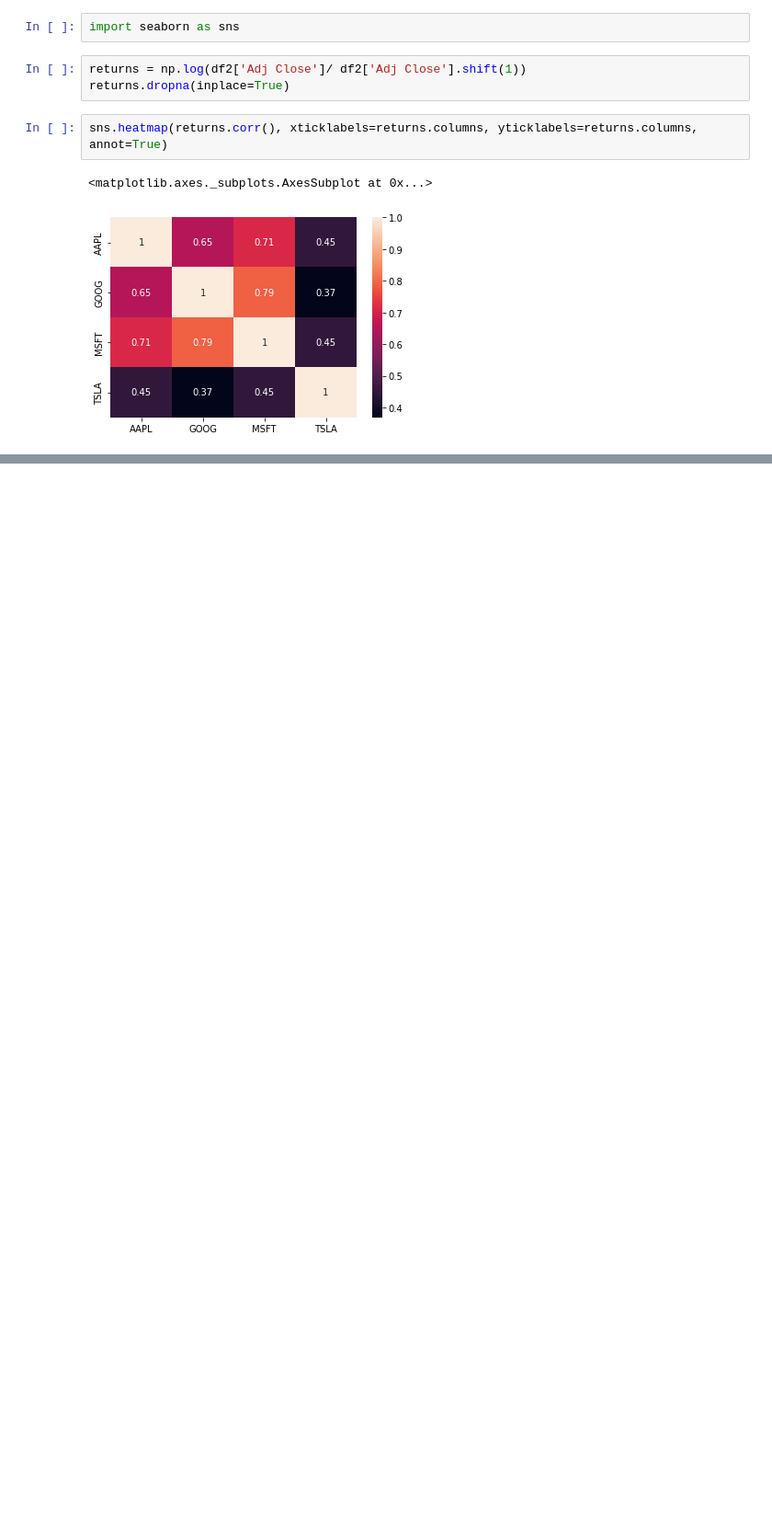
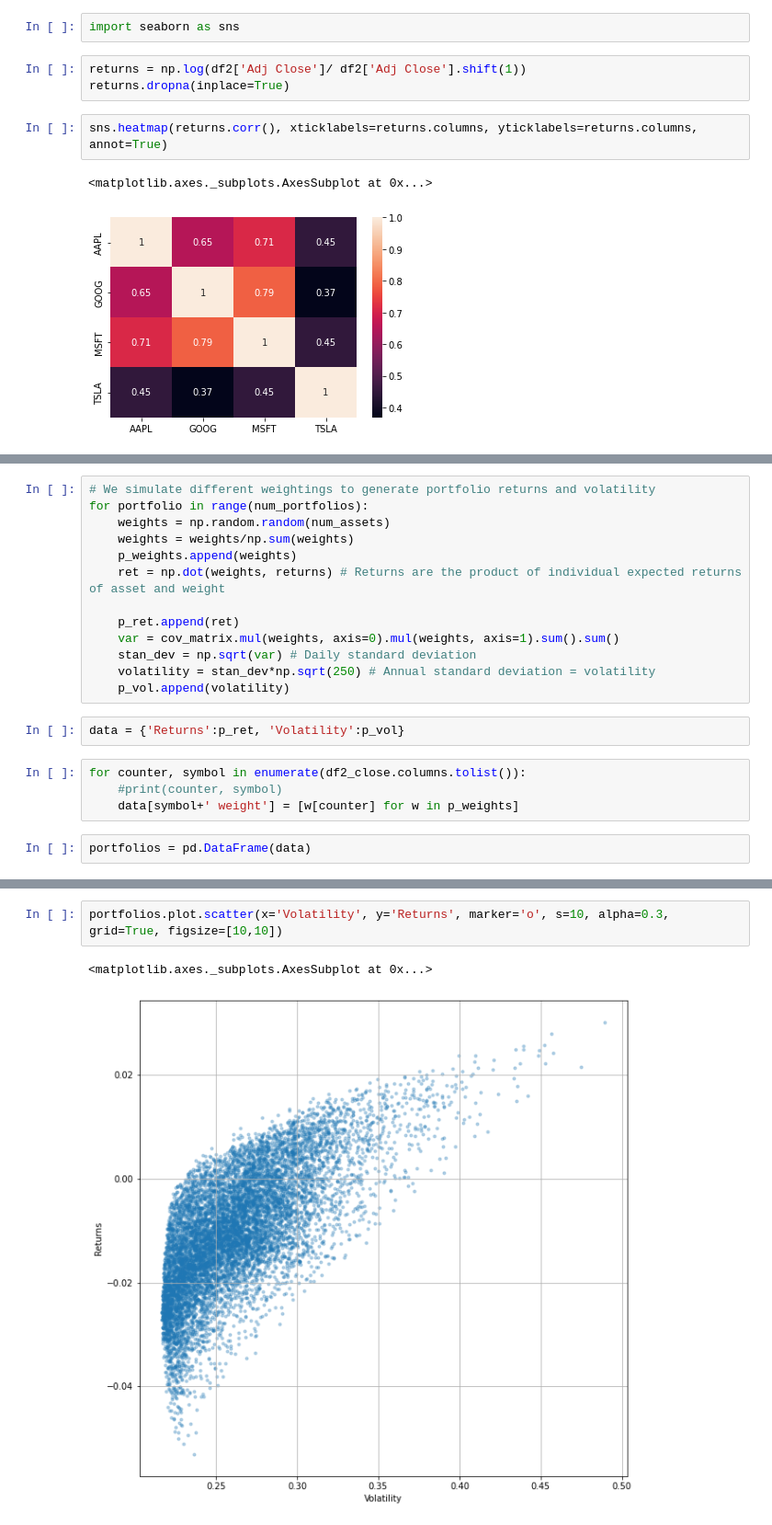
Before and after one commit to michaelmml/Financial-Data-Science, a Jupyter notebook: AlgoTradingStrategies.ipynb, the cells around one changed output, grey strips where cells are left out. Shown at 92% size. Cells and saved outputs as stored; diff of their text form; blank space fills up the shorter version.

```diff
--- a/AlgoTradingStrategies.ipynb
+++ b/AlgoTradingStrategies.ipynb
@@ -230,0 +297,21 @@ sns.heatmap(returns.corr(), xticklabels=returns.columns, yticklabels=returns.col
+# %%
+# We simulate different weightings to generate portfolio returns and volatility
+for portfolio in range(num_portfolios):
+    weights = np.random.random(num_assets)
+    weights = weights/np.sum(weights)
+    p_weights.append(weights)
+    ret = np.dot(weights, returns) # Returns are the product of individual expected returns of asset and weight
+
+    p_ret.append(ret)
+    var = cov_matrix.mul(weights, axis=0).mul(weights, axis=1).sum().sum()
+    stan_dev = np.sqrt(var) # Daily standard deviation
+    volatility = stan_dev*np.sqrt(250) # Annual standard deviation = volatility
+    p_vol.append(volatility)
+# %%
+data = {'Returns':p_ret, 'Volatility':p_vol}
+# %%
+for counter, symbol in enumerate(df2_close.columns.tolist()):
+    #print(counter, symbol)
+    data[symbol+' weight'] = [w[counter] for w in p_weights]
+# %%
+portfolios = pd.DataFrame(data)
@@ -230,0 +334,5 @@ sns.heatmap(returns.corr(), xticklabels=returns.columns, yticklabels=returns.col
+# %%
+portfolios.plot.scatter(x='Volatility', y='Returns', marker='o', s=10, alpha=0.3, grid=True, figsize=[10,10])
+# %% [output]
+<matplotlib.axes._subplots.AxesSubplot at 0x...>
+[figure, added]
```
Also changed, not shown: parts of 23 cells of this notebook.
